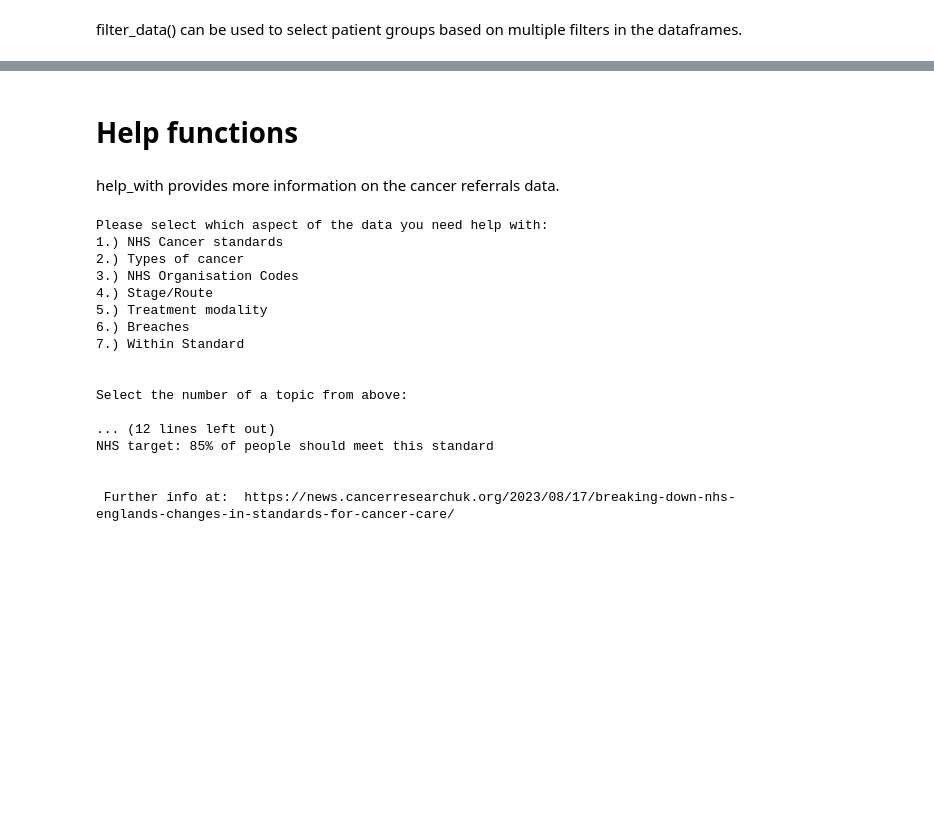
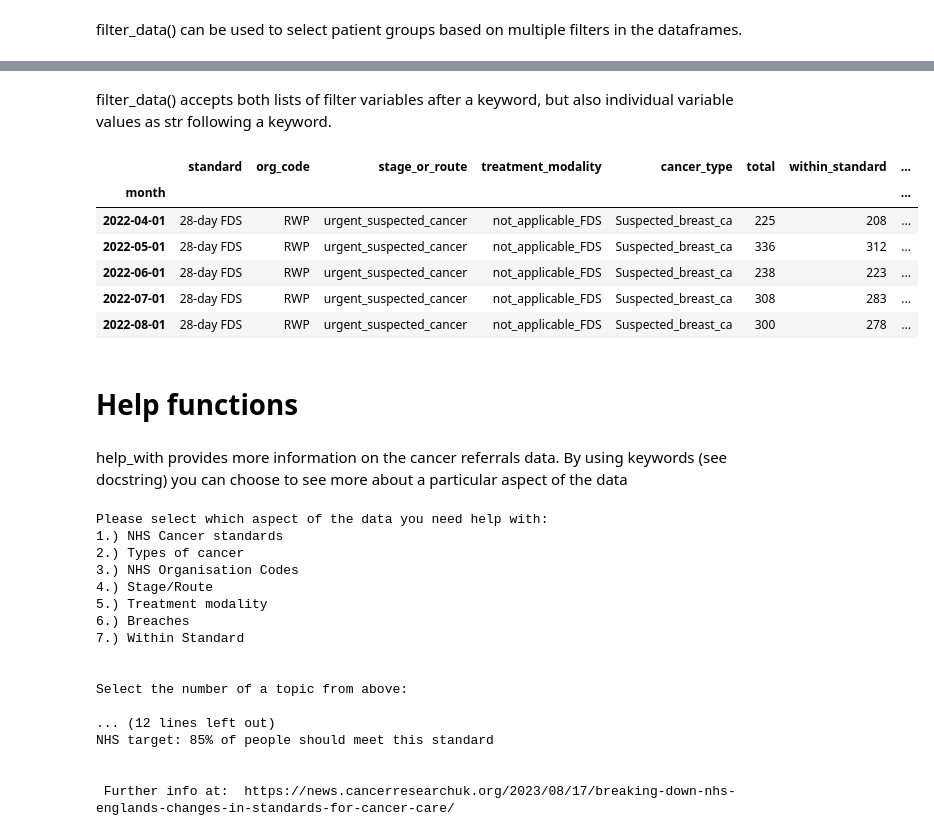
Before and after one commit to ploginovic/hpdm139_A2, a Jupyter notebook: user_guide.ipynb, the cells around one changed output, grey strips where cells are left out. Cells and saved outputs as stored; diff of their text form; code cells hidden in the pictures; blank space fills up the shorter version.

```diff
--- a/user_guide.ipynb
+++ b/user_guide.ipynb
@@ -194,5 +174,24 @@ df_provider_filter.head(10)
+# %% [markdown]
+filter_data() accepts both lists of filter variables after a keyword, but also individual variable values as str following a keyword.
+# %%
+filters = {'stage_or_route': 'urgent_suspected_cancer',
+           'standard': 'FDS',
+           'org': 'RWP',
+           'cancer_type': 'Suspected_breast_ca',
+          }
+
+df_provider_filter = filter_data(df_provider, filters)
+df_provider_filter.head(5)
+# %% [output]
+|  | standard | org_code | stage_or_route | treatment_modality | cancer_type | total | within_standard | ... |
+| month |  |  |  |  |  |  |  | ... |
+| 2022-04-01 | 28-day FDS | RWP | urgent_suspected_cancer | not_applicable_FDS | Suspected_breast_ca | 225 | 208 | ... |
+| 2022-05-01 | 28-day FDS | RWP | urgent_suspected_cancer | not_applicable_FDS | Suspected_breast_ca | 336 | 312 | ... |
+| 2022-06-01 | 28-day FDS | RWP | urgent_suspected_cancer | not_applicable_FDS | Suspected_breast_ca | 238 | 223 | ... |
+| 2022-07-01 | 28-day FDS | RWP | urgent_suspected_cancer | not_applicable_FDS | Suspected_breast_ca | 308 | 283 | ... |
+| 2022-08-01 | 28-day FDS | RWP | urgent_suspected_cancer | not_applicable_FDS | Suspected_breast_ca | 300 | 278 | ... |
 # %% [markdown]
 # Help functions <a class="anchor" id="section_1_3"></a>
 # %% [markdown]
-help_with provides more information on the cancer referrals data.
+help_with provides more information on the cancer referrals data. By using keywords (see docstring) you can choose to see more about a particular aspect of the data
 # %%
```
Also changed, not shown: parts of 15 cells of this notebook, 1 other file.
